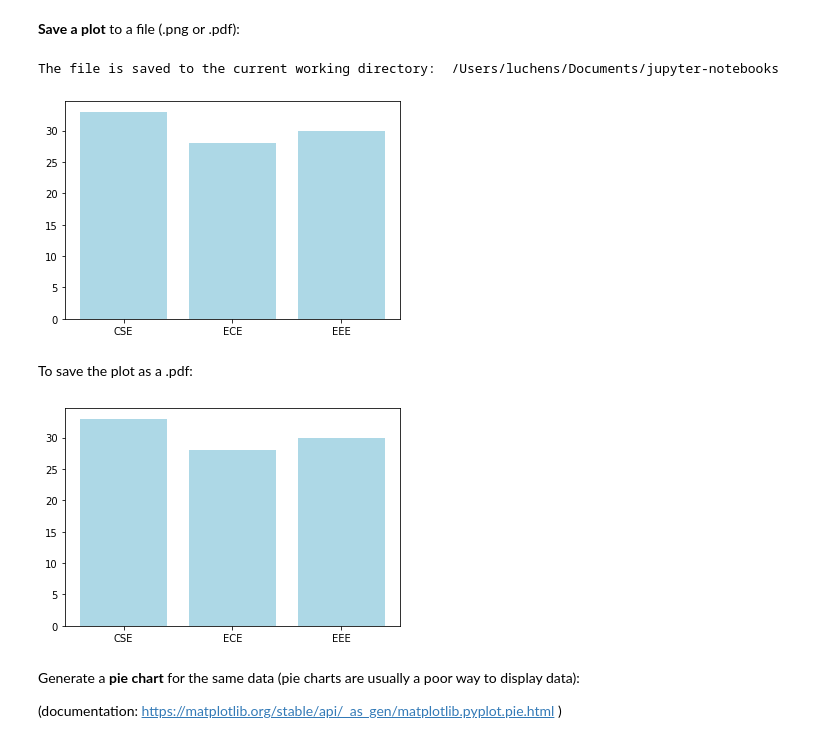
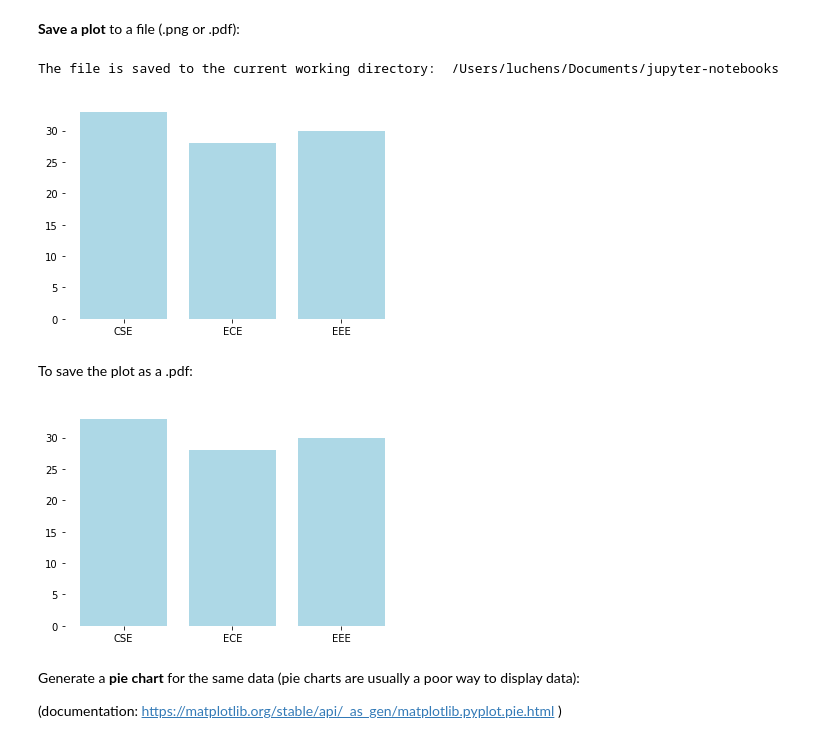
Before and after one commit to luc-hens/luc-hens.github.io, a Jupyter notebook: Statistics-I-using-Python.ipynb, the cells around one changed output. Saved outputs shown, nothing was run; the diff lists cells and outputs as text; code cells hidden in the pictures.

```diff
--- a/Statistics-I-using-Python.ipynb
+++ b/Statistics-I-using-Python.ipynb
@@ -162,23 +168,25 @@ plt.show()
 **Save a plot** to a file (.png or .pdf):
 # %%
 fig = plt.figure()
+plt.box(False)              # get rid of the box
 plt.bar(courses, values, color ='lightblue')
 fig.savefig('saved_figure-1000dpi.png', dpi = 1000, transparent=True)
 # the plot is saved to the current working directory (cwd)
 # to find out what the current working directory (cwd) is:
 import os
 print('The file is saved to the current working directory: ',os.getcwd())
 # %% [output]
 The file is saved to the current working directory:  /Users/luchens/Documents/jupyter-notebooks
-[figure, old version]
+[figure, new version]
 # %% [markdown]
 To save the plot as a .pdf:
 # %%
 fig = plt.figure()
+plt.box(False)              # get rid of the box
 plt.bar(courses, values, color ='lightblue')
 fig.savefig('saved_figure-1000dpi.pdf', dpi = 1000, transparent=True)
 # %% [output]
-[figure, old version]
+[figure, new version]
 # %% [markdown]
 Generate a **pie chart** for the same data (pie charts are usually a poor way to display data):
 
```
Also changed, not shown: parts of 22 cells of this notebook, 1 other file.
